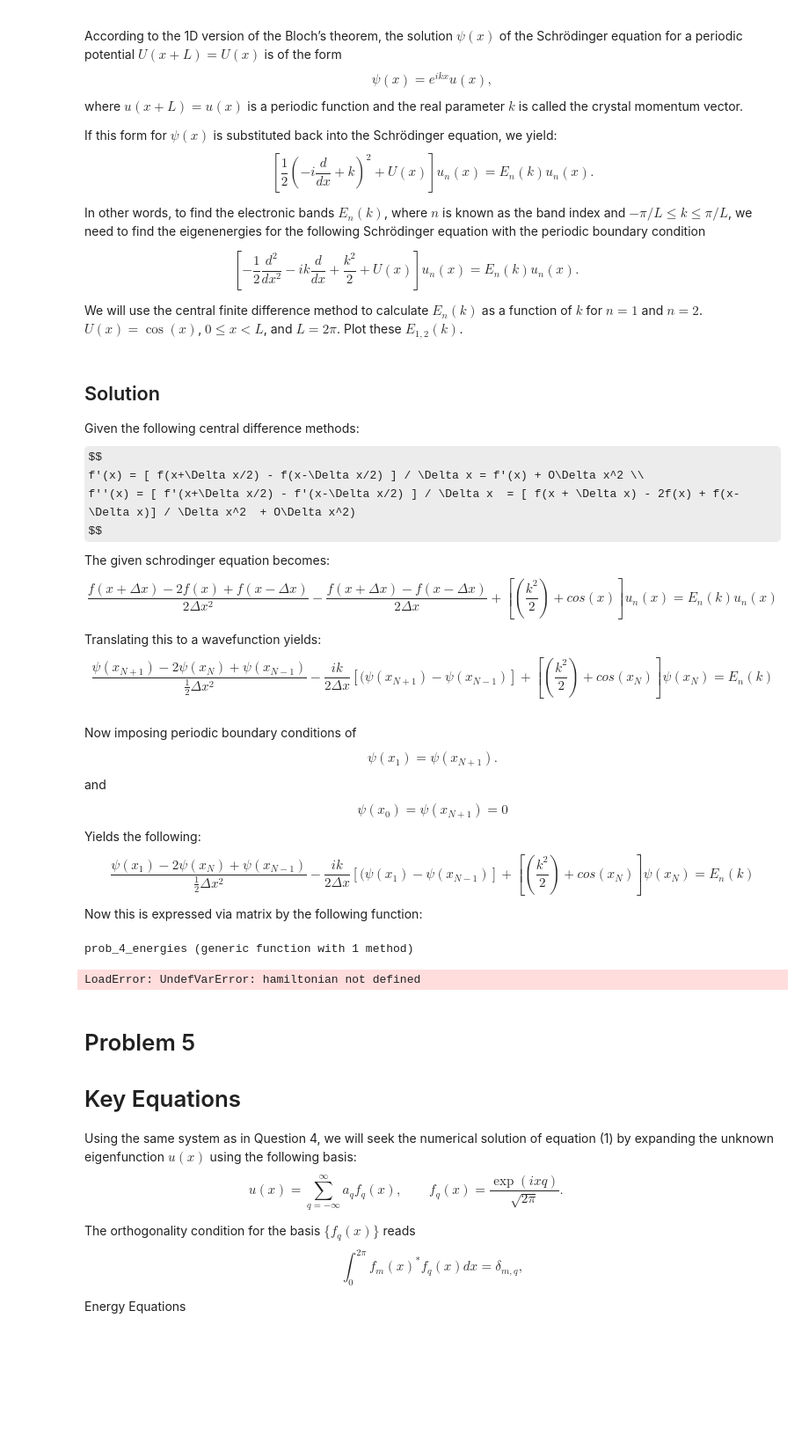
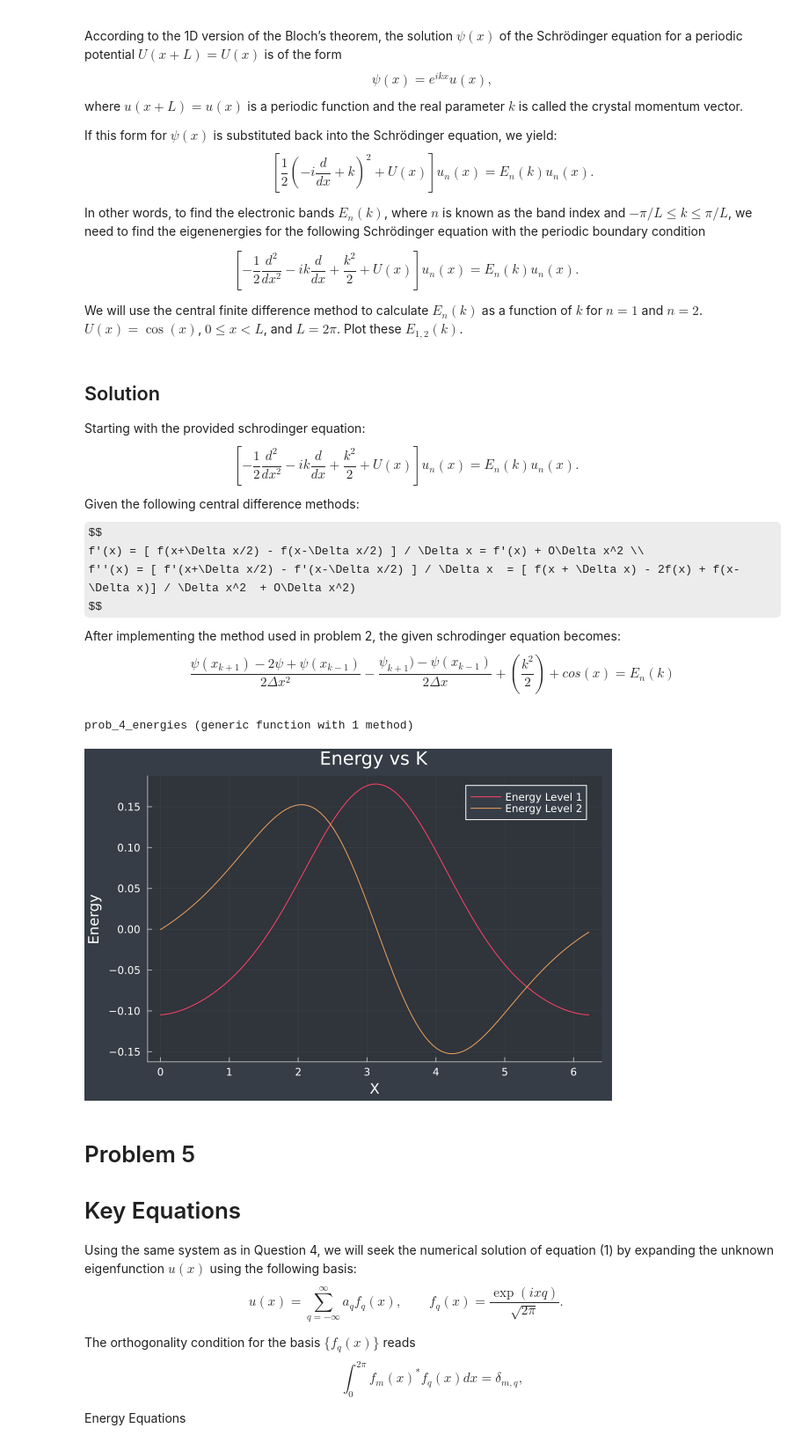
Before and after one commit to jloch206/Comp_Phys_Lochner, a Jupyter notebook: HW3_Report.ipynb, the cells around one changed output. Shown at 88% size. Cells and saved outputs as stored; diff of their text form; code cells hidden in the pictures; some formulas as TeX source; blank space fills up the shorter version.

```diff
--- a/HW3_Report.ipynb
+++ b/HW3_Report.ipynb
@@ -270,28 +270,19 @@ $$
 We will use the central finite difference method to calculate $E_n(k)$ as a function of $k$ for $n=1$ and $n=2$. $U(x)=\cos(x)$, $0 \leq x < L$, and $L=2\pi$. Plot  these $E_{1,2}(k)$.
 # %% [markdown]
 ## Solution
+Starting with the provided schrodinger equation:
+$$
+ \left[-\frac{1}{2}\frac{d^2}{dx^2} -ik\frac{d}{dx}  + \frac{k^2}{2} + U(x) \right] u_n(x) = E_n(k) u_n(x).
+ \qquad\qquad
+$$
 Given the following central difference methods:
 $$
 f'(x) = [ f(x+\Delta x/2) - f(x-\Delta x/2) ] / \Delta x = f'(x) + O\Delta x^2 \\
 	f''(x) = [ f'(x+\Delta x/2) - f'(x-\Delta x/2) ] / \Delta x  = [ f(x + \Delta x) - 2f(x) + f(x- \Delta x)] / \Delta x^2  + O\Delta x^2)
 $$
-The given schrodinger equation becomes:
+After implementing the method used in problem 2, the given schrodinger equation becomes:
 $$
-\frac{f(x+\Delta x)-2f(x)+f(x-\Delta x)}{2\Delta x^2}-\frac{f(x+\Delta x) - f(x-\Delta x)}{ 2\Delta x}+[(\frac{k^2}{2})+cos(x)]u_n(x)=E_n(k)u_n(x)$$
-
-Translating this to a wavefunction yields:
+\frac{\psi(x_{k+1})-2\psi+\psi(x_{k-1})}{2\Delta x^2}-\frac{\psi_{k+1}) - \psi(x_{k-1})}{ 2\Delta x}+(\frac{k^2}{2})+cos(x)=E_n(k)
 $$
-\frac{\psi(x_{N+1})-2\psi(x_{N})+\psi(x_{N-1})}{\frac{1}{2}\Delta x^2}-\frac{ik}{2\Delta x}[(\psi(x_{N+1})-\psi(x_{N-1})]+[(\frac{k^2}{2})+cos(x_N)]\psi(x_N)=E_n(k)$$
-# %% [markdown]
-Now imposing periodic boundary conditions of
-$$
-    \psi(x_1) = \psi(x_{N+1}).
-$$
-and
-$$\psi(x_{0}) = \psi(x_{N+1}) = 0$$
-Yields the following:
-$$
-\frac{\psi(x_{1})-2\psi(x_{N})+\psi(x_{N-1})}{\frac{1}{2}\Delta x^2}-\frac{ik}{2\Delta x}[(\psi(x_{1})-\psi(x_{N-1})]+[(\frac{k^2}{2})+cos(x_N)]\psi(x_N)=E_n(k)$$
-Now this is expressed via matrix by the following function:
 # %%
 using LinearAlgebra
@@ -324,26 +318,17 @@ function prob_4_energies(U::Function,a::Real,b::Real,N::Real,k::Real)
 # %% [output]
 prob_4_energies (generic function with 1 method)
-# %%
-L=2*pi
-N=100
-k=range(-pi/L,pi/L,N)
-lev1=zeros(N)
-lev2=zeros(N)
-for i in 1:N
-    energies4=zeros(N)
-    energies4=prob_4_energies(x -> 0,0,1,N,k[i])
-energies4= real.(energies4)
-lev1[i]=energies4[1]
-lev2[i]=energies4[2]
-end
-# %% [output]
-LoadError: UndefVarError: hamiltonian not defined
 # %%
+# Calling the function
+energies4,x=prob_4_energies(x -> cos(x),0, 2*pi,100)
+n1=real.(energies4.vectors[:,1])
+n2=real.(energies4.vectors[:,2])
 ## Plotting
+using Plots
 theme(:dark)
-using Plots
-plot(lev1[4:96],label="Energy Level 1",title="Energy Levels vs K")
-plot!(lev2[4:96],label="Energy Level 2")
+plot(x,n1,label="Energy Level 1",title="Energy vs K",xlabel="X",ylabel="Energy")
+plot!(x,n2,label="Energy Level 2")
+# %% [output]
+[figure, added]
 # %% [markdown]
 # Problem 5
 # Key Equations
```
Also changed, not shown: parts of 8 cells of this notebook, 1 other file.
